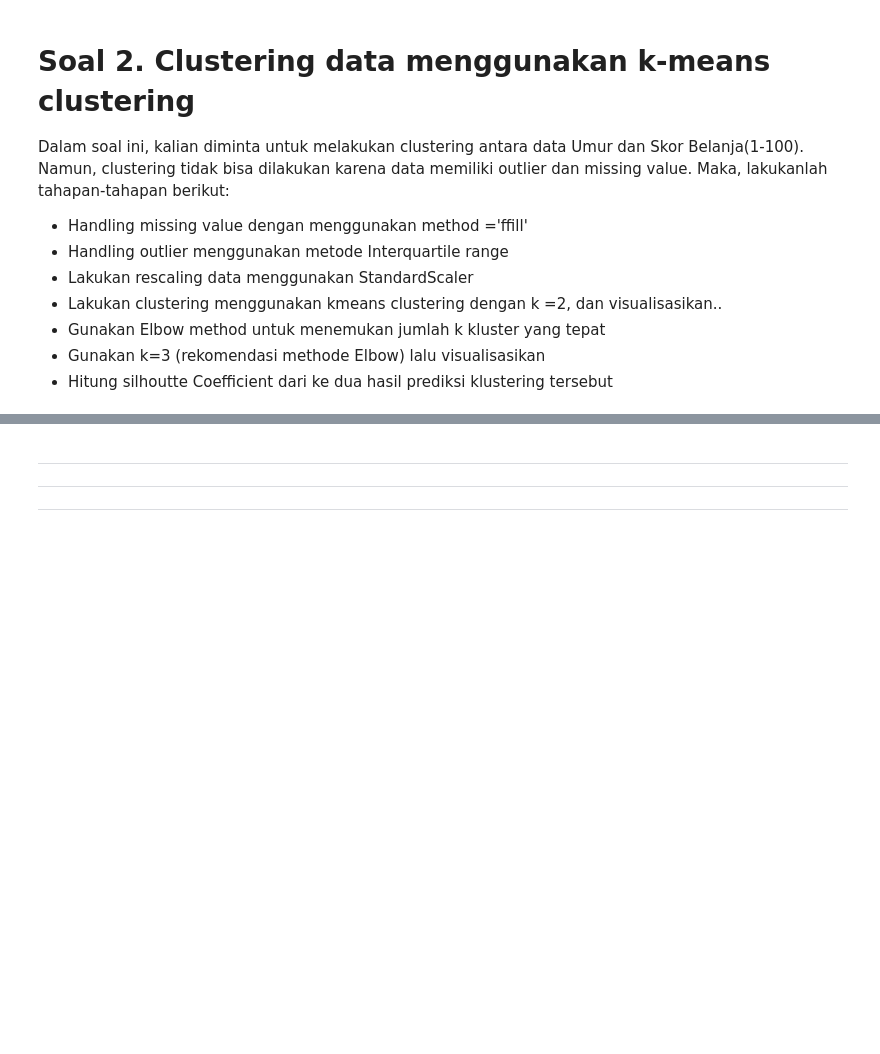
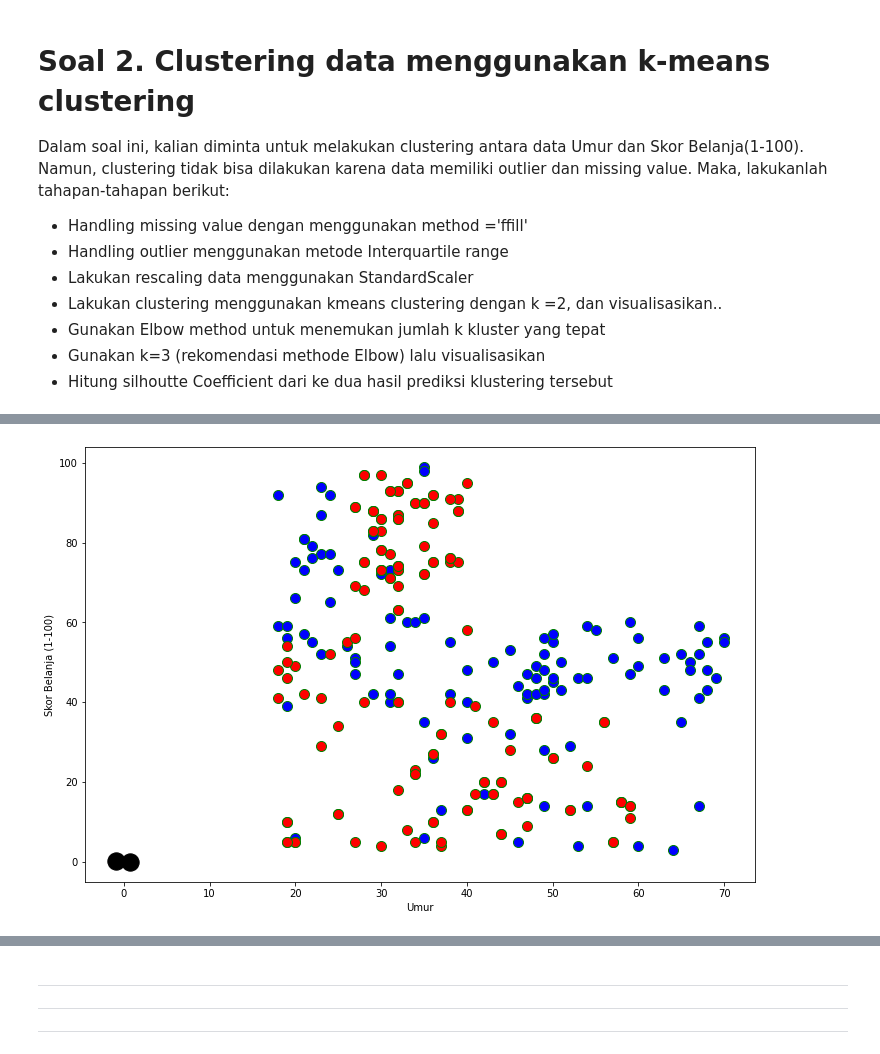
Before and after one commit to benidictusgalihmp/DS-SanberCode, a Jupyter notebook: W04/W04_T03.ipynb, the cells around one changed output, grey strips where cells are left out. Saved outputs shown, nothing was run; the diff lists cells and outputs as text; code cells hidden in the pictures; blank space fills up the shorter version.

```diff
--- a/W04/W04_T03.ipynb
+++ b/W04/W04_T03.ipynb
@@ -70,6 +70,7 @@ Dalam soal ini, kalian diminta untuk melakukan clustering antara data Umur dan S
 #code here
 import numpy as np
 import matplotlib.pyplot as plt
+from sklearn.preprocessing import StandardScaler
 
 # Get upper and lower bound of data with q1, q2, and interquartil
 # Param     : x dataframe attribute type
@@ -94,4 +95,5 @@ upper_umur, lower_umur = bound(df['Umur'])
 upper_skor, lower_skor = bound(df['Skor Belanja (1-100)'])
 
 # Filter value data with interquartil range
-df = df[(df['Umur'] < upper_umur) & (df['Umur'] > lower_umur) & (df['Skor Belanja (1-100)'] < upper_skor) & (df['Skor Belanja (1-100)'] > lower_skor)]
+df = df[(df['Umur'] < upper_umur) & (df['Umur'] > lower_umur)]
+df = df[(df['Skor Belanja (1-100)'] < upper_skor) & (df['Skor Belanja (1-100)'] > lower_skor)]
@@ -103,0 +100,19 @@ df = df[(df['Umur'] < upper_umur) & (df['Umur'] > lower_umur) & (df['Skor Belanj
+# %%
+# Rescale data with StandardScaler
+from sklearn import preprocessing
+
+# Change dtype of column 'Jenis Kelamin' into an integer32
+for column in df.columns:
+
+    # Search data with type(object)
+    if df[column].dtype == type(object):
+
+        # Encode target labels with value between 0 and n_classes-1.
+        le = preprocessing.LabelEncoder()
+
+        df[column] = le.fit_transform(df[column])
+
+# Fit data scaling on dataframe
+dfscale = StandardScaler().fit_transform(df)
+
+df.head()
@@ -103,0 +126,23 @@ df = df[(df['Umur'] < upper_umur) & (df['Umur'] > lower_umur) & (df['Skor Belanj
+# %%
+# 2-means clustering
+from sklearn.cluster import KMeans
+
+kmeans2 = KMeans(n_clusters=2, random_state=42).fit(dfscale)
+labels2 = kmeans2.labels_
+
+dfclust2 = pd.DataFrame(data=df, columns=['Umur', 'Skor Belanja (1-100)'])
+label_2 = kmeans2.labels_
+dfclust2['label_2'] = label_2
+# %%
+plt.figure(figsize=(12, 8))
+
+plt.scatter(dfclust2['Umur'][dfclust2.label_2 == 0], dfclust2['Skor Belanja (1-100)'][dfclust2.label_2 == 0], c='blue', s=100, edgecolors='green')
+plt.scatter(dfclust2['Umur'][dfclust2.label_2 == 1], dfclust2['Skor Belanja (1-100)'][dfclust2.label_2 == 1], c='red', s=100, edgecolors='green')
+
+plt.scatter(kmeans2.cluster_centers_[:, 0], kmeans2.cluster_centers_[:, 1], c='k', s=300)
+plt.xlabel('Umur')
+plt.ylabel('Skor Belanja (1-100)')
+
+plt.show()
+# %% [output]
+[figure, added]
```
Also changed, not shown: parts of 9 cells of this notebook, 1 other file.
